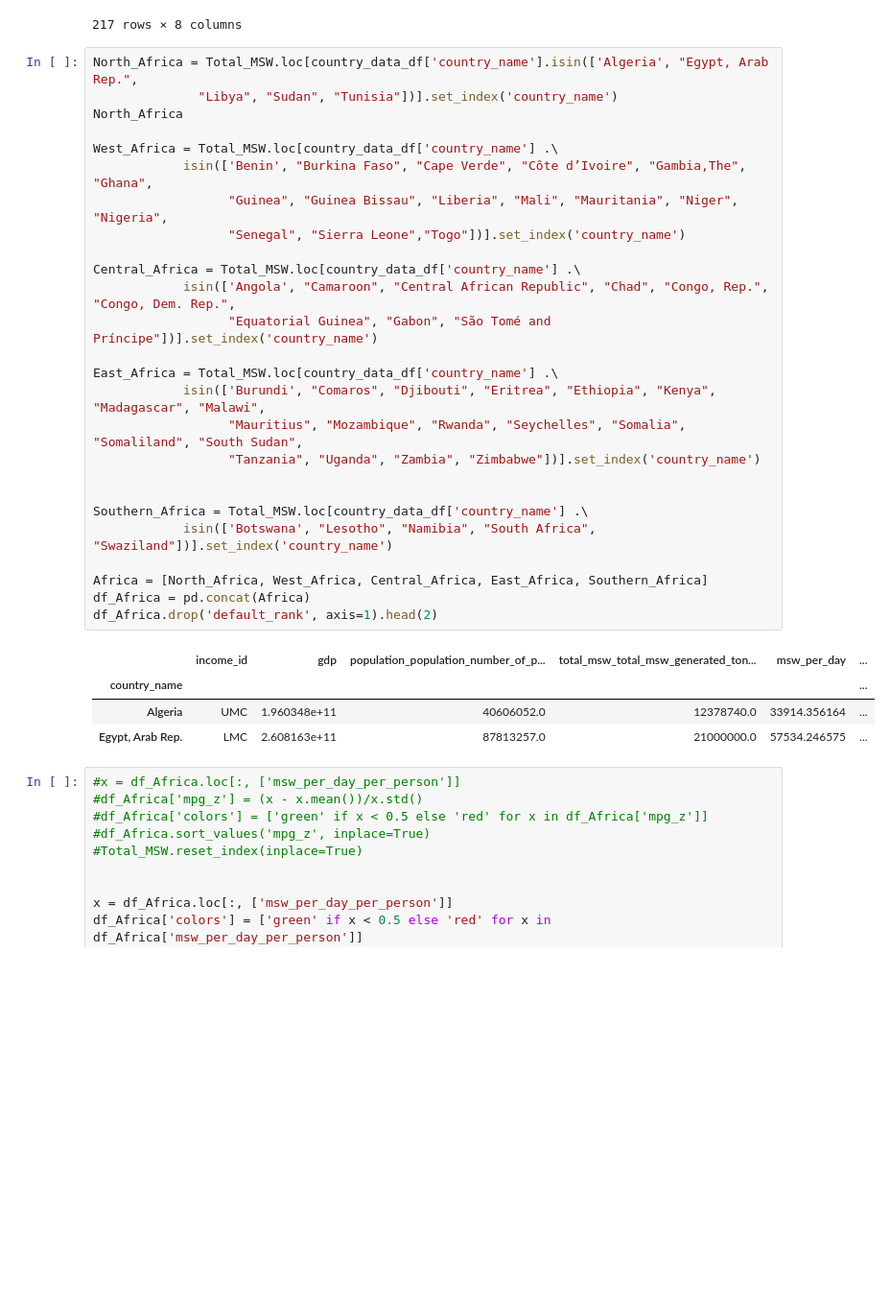
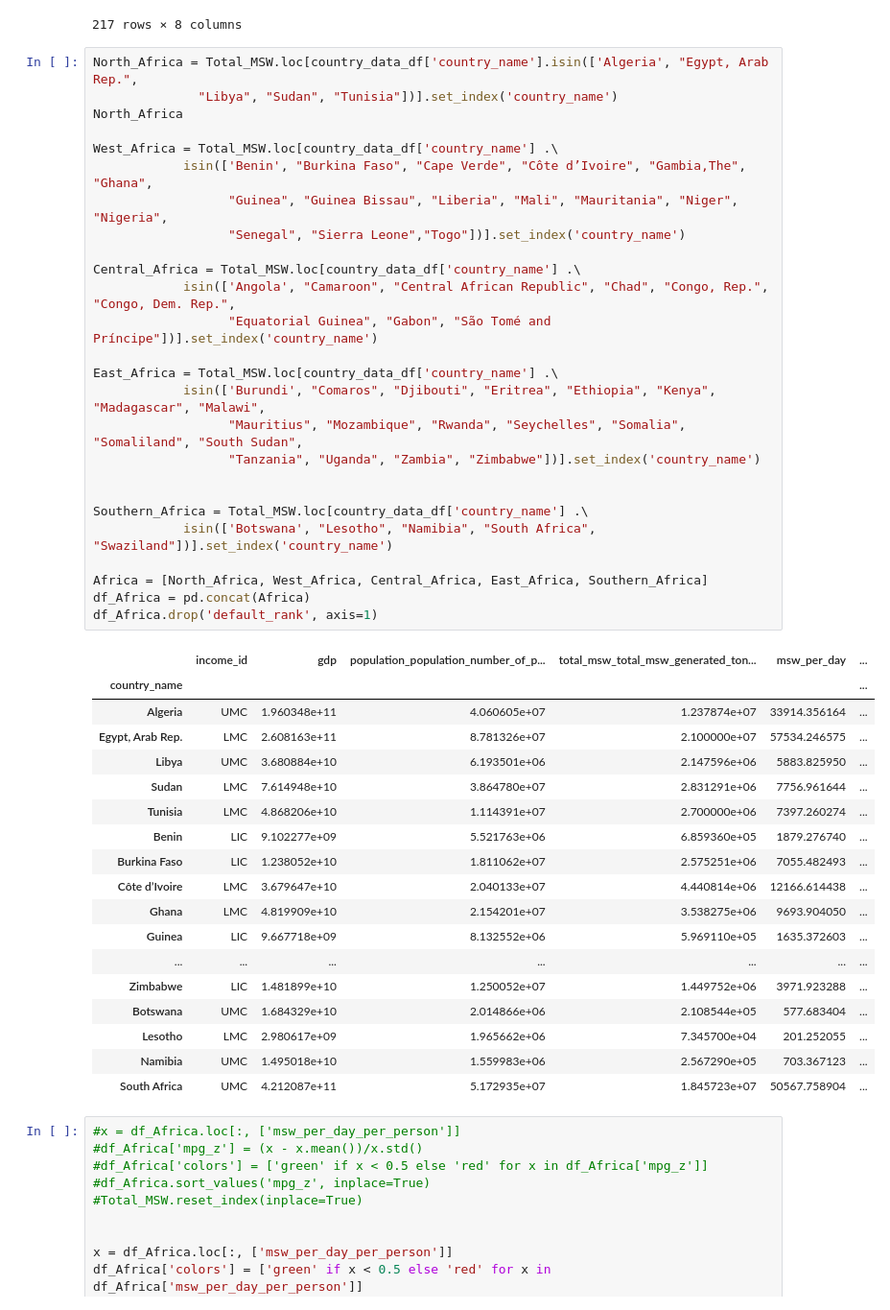
Before and after one commit to ShilpaMuralidhar/WasteManagement, a Jupyter notebook: Data_Science/Total_MSW_Africa.ipynb, the cells around one changed output. Shown at 96% size. Drawn from its saved outputs; the diff is of its cells as text; blank space fills up the shorter version.

```diff
--- a/Data_Science/Total_MSW_Africa.ipynb
+++ b/Data_Science/Total_MSW_Africa.ipynb
@@ -80,34 +80,48 @@ See the caveats in the documentation: http://pandas.pydata.org/pandas-docs/stabl
 # %%
 North_Africa = Total_MSW.loc[country_data_df['country_name'].isin(['Algeria', "Egypt, Arab Rep.",
               "Libya", "Sudan", "Tunisia"])].set_index('country_name')
 North_Africa
 
 West_Africa = Total_MSW.loc[country_data_df['country_name'] .\
             isin(['Benin', "Burkina Faso", "Cape Verde", "Côte d’Ivoire", "Gambia,The", "Ghana",
                   "Guinea", "Guinea Bissau", "Liberia", "Mali", "Mauritania", "Niger", "Nigeria",
                   "Senegal", "Sierra Leone","Togo"])].set_index('country_name')
 
 Central_Africa = Total_MSW.loc[country_data_df['country_name'] .\
             isin(['Angola', "Camaroon", "Central African Republic", "Chad", "Congo, Rep.", "Congo, Dem. Rep.",
                   "Equatorial Guinea", "Gabon", "São Tomé and Príncipe"])].set_index('country_name')
 
 East_Africa = Total_MSW.loc[country_data_df['country_name'] .\
             isin(['Burundi', "Comaros", "Djibouti", "Eritrea", "Ethiopia", "Kenya", "Madagascar", "Malawi",
                   "Mauritius", "Mozambique", "Rwanda", "Seychelles", "Somalia", "Somaliland", "South Sudan",
                   "Tanzania", "Uganda", "Zambia", "Zimbabwe"])].set_index('country_name')
 
 
 Southern_Africa = Total_MSW.loc[country_data_df['country_name'] .\
             isin(['Botswana', "Lesotho", "Namibia", "South Africa", "Swaziland"])].set_index('country_name')
 
 Africa = [North_Africa, West_Africa, Central_Africa, East_Africa, Southern_Africa]
 df_Africa = pd.concat(Africa)
-df_Africa.drop('default_rank', axis=1).head(2)
+df_Africa.drop('default_rank', axis=1)
 # %% [output]
 |  | income_id | gdp | population_population_number_of_p... | total_msw_total_msw_generated_ton... | msw_per_day | ... |
 | country_name |  |  |  |  |  | ... |
-| Algeria | UMC | 1.960348e+11 | 40606052.0 | 12378740.0 | 33914.356164 | ... |
-| Egypt, Arab Rep. | LMC | 2.608163e+11 | 87813257.0 | 21000000.0 | 57534.246575 | ... |
+| Algeria | UMC | 1.960348e+11 | 4.060605e+07 | 1.237874e+07 | 33914.356164 | ... |
+| Egypt, Arab Rep. | LMC | 2.608163e+11 | 8.781326e+07 | 2.100000e+07 | 57534.246575 | ... |
+| Libya | UMC | 3.680884e+10 | 6.193501e+06 | 2.147596e+06 | 5883.825950 | ... |
+| Sudan | LMC | 7.614948e+10 | 3.864780e+07 | 2.831291e+06 | 7756.961644 | ... |
+| Tunisia | LMC | 4.868206e+10 | 1.114391e+07 | 2.700000e+06 | 7397.260274 | ... |
+| Benin | LIC | 9.102277e+09 | 5.521763e+06 | 6.859360e+05 | 1879.276740 | ... |
+| Burkina Faso | LIC | 1.238052e+10 | 1.811062e+07 | 2.575251e+06 | 7055.482493 | ... |
+| Côte d’Ivoire | LMC | 3.679647e+10 | 2.040133e+07 | 4.440814e+06 | 12166.614438 | ... |
+| Ghana | LMC | 4.819909e+10 | 2.154201e+07 | 3.538275e+06 | 9693.904050 | ... |
+| Guinea | LIC | 9.667718e+09 | 8.132552e+06 | 5.969110e+05 | 1635.372603 | ... |
+| ... | ... | ... | ... | ... | ... | ... |
+| Zimbabwe | LIC | 1.481899e+10 | 1.250052e+07 | 1.449752e+06 | 3971.923288 | ... |
+| Botswana | UMC | 1.684329e+10 | 2.014866e+06 | 2.108544e+05 | 577.683404 | ... |
+| Lesotho | LMC | 2.980617e+09 | 1.965662e+06 | 7.345700e+04 | 201.252055 | ... |
+| Namibia | UMC | 1.495018e+10 | 1.559983e+06 | 2.567290e+05 | 703.367123 | ... |
+| South Africa | UMC | 4.212087e+11 | 5.172935e+07 | 1.845723e+07 | 50567.758904 | ... |
 # %%
 #x = df_Africa.loc[:, ['msw_per_day_per_person']]
 #df_Africa['mpg_z'] = (x - x.mean())/x.std()
```
Also changed, not shown: parts of 3 cells of this notebook, 3 other files.
